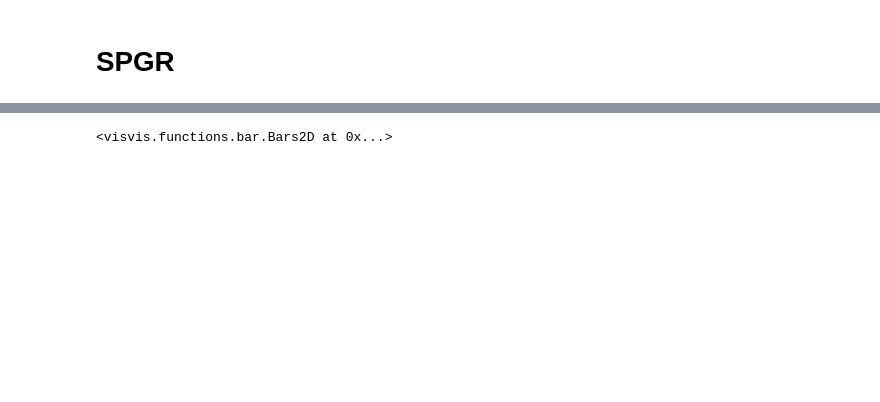
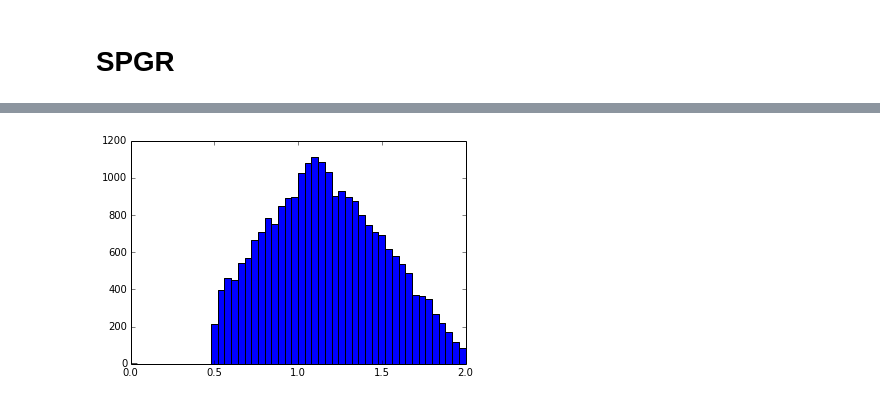
Before and after one commit to gpiantoni/spgr, a Jupyter notebook: main.ipynb, the cells around one changed output, grey strips where cells are left out. Saved outputs shown, nothing was run; the diff lists cells and outputs as text; code cells hidden in the pictures; blank space fills up the shorter version.

```diff
--- a/main.ipynb
+++ b/main.ipynb
@@ -208,0 +110,26 @@ def
+# %%
+from phypno.trans import Select, Math
+
+select_one_trial = Select(trial=[1])
+one_trial_data = select_one_trial(data)
+# %%
+from lsf import map_lsf
+
+lg = getLogger('lsf')
+lg.setLevel(INFO)
+
+def det_sp_in_one_epoch(one_trial):
+    select_one_trial = Select(trial=[one_trial])
+    one_trial_data = select_one_trial(data)
+
+    calc_std = Math(operator_name='std', axis='time')
+    std_per_chan = calc_std(one_trial_data)
+    good_chan = where((std_per_chan(trial=0) > .001) & (std_per_chan(trial=0) < thresh))[0]
+    normal_chan = Select(chan=data.axis['chan'][0][good_chan])
+
+    spindles = detsp(one_trial_data)
+    return spindles.spindle
+# %%
+all_sp = map_lsf(det_sp_in_one_epoch, range(data.number_of('trial')), queue='short',
+                 variables={'data': data, 'detsp': detsp, 'thresh': 2},
+                 imports={'phypno.trans': ('Math', 'Select'), 'numpy': 'where'})
@@ -209,5 +154,7 @@ def
 # %%
 spindles = [x for sp in all_sp for x in sp]
+# %%
+spindles = list(filter(lambda x: x['peak_val'] < 10, spindles))
 # %%
 auc = [x['area_under_curve'] for x in spindles]
 
@@ -218,4 +162,0 @@ from visvis import hist, plot, imshow
-# %%
-hist(auc)
-# %% [output]
-<visvis.functions.bar.Bars2D at 0x...>
@@ -223,0 +171,6 @@ from numpy import *
+# %%
+x_lim = (0, 2)
+hist(dur, range=x_lim, bins=50)
+gca().set_xlim(x_lim);
+# %% [output]
+[figure, added]
```
Also changed, not shown: parts of 38 cells of this notebook.
